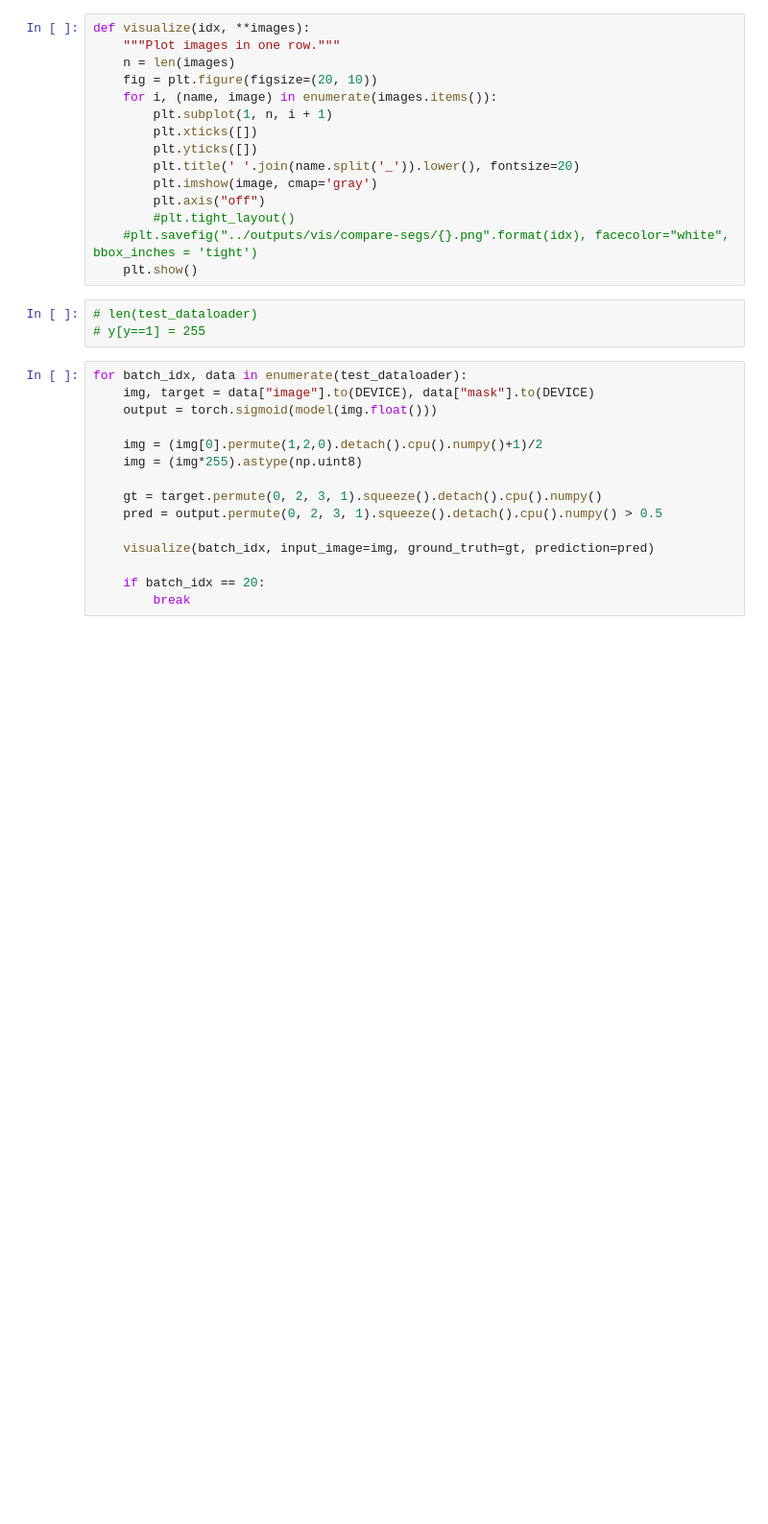
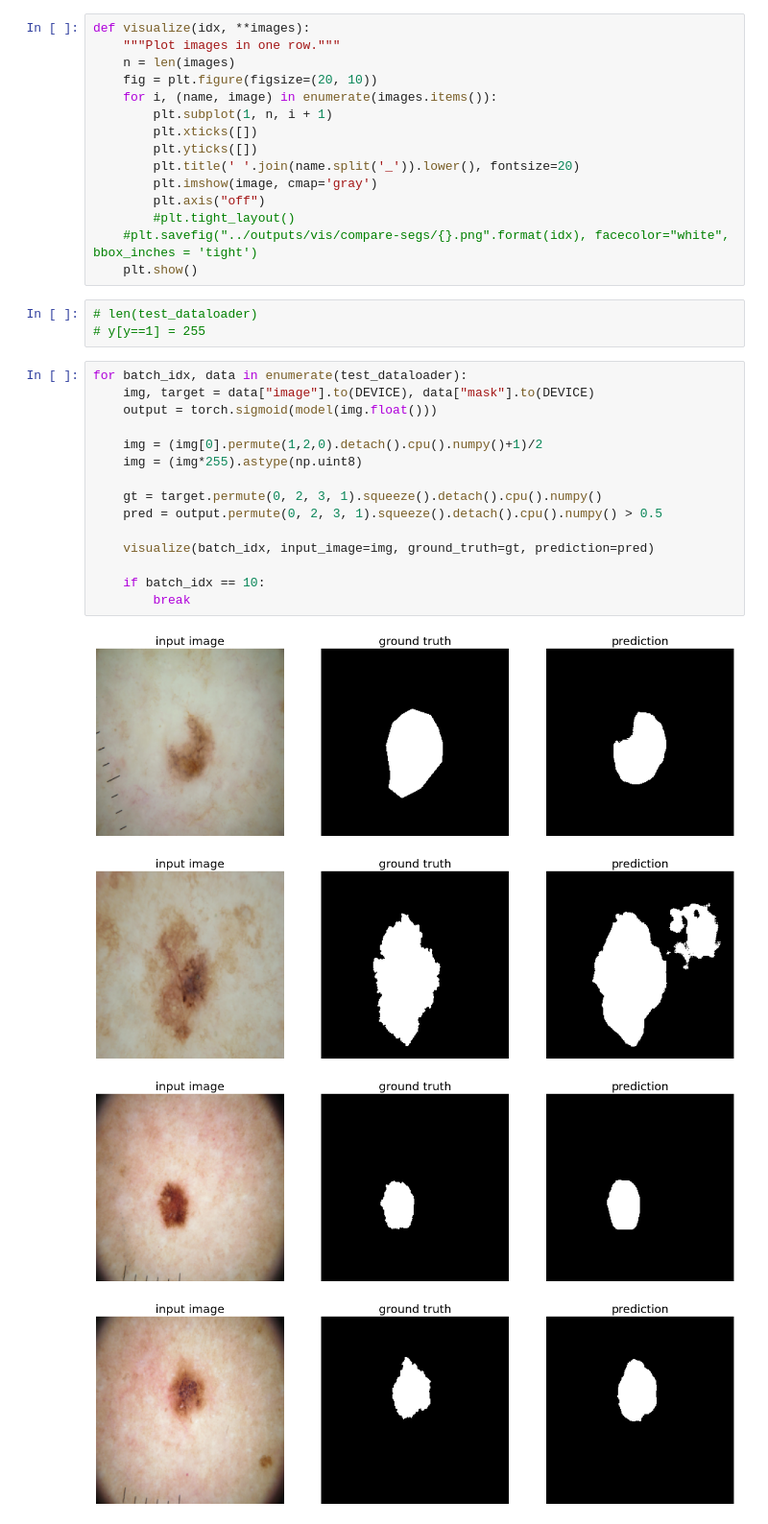
Before and after one commit to hasibzunair/cv-pytorch-tutorials, a Jupyter notebook: 02b.image_segmentation_test.ipynb, the cells around one changed output. Shown at 96% size. Saved outputs shown, nothing was run; the diff lists cells and outputs as text; blank space fills up the shorter version.

```diff
--- a/02b.image_segmentation_test.ipynb
+++ b/02b.image_segmentation_test.ipynb
@@ -243,15 +263,20 @@ def visualize(idx, **images):
 # %%
 for batch_idx, data in enumerate(test_dataloader):
     img, target = data["image"].to(DEVICE), data["mask"].to(DEVICE)
     output = torch.sigmoid(model(img.float()))
 
     img = (img[0].permute(1,2,0).detach().cpu().numpy()+1)/2
     img = (img*255).astype(np.uint8)
 
     gt = target.permute(0, 2, 3, 1).squeeze().detach().cpu().numpy()
     pred = output.permute(0, 2, 3, 1).squeeze().detach().cpu().numpy() > 0.5
 
     visualize(batch_idx, input_image=img, ground_truth=gt, prediction=pred)
 
-    if batch_idx == 20:
+    if batch_idx == 10:
         break
+# %% [output]
+[figure, added]
+[figure, added]
+[figure, added]
+[figure, added]
```
Also changed, not shown: parts of 5 cells of this notebook, 1 other file.
